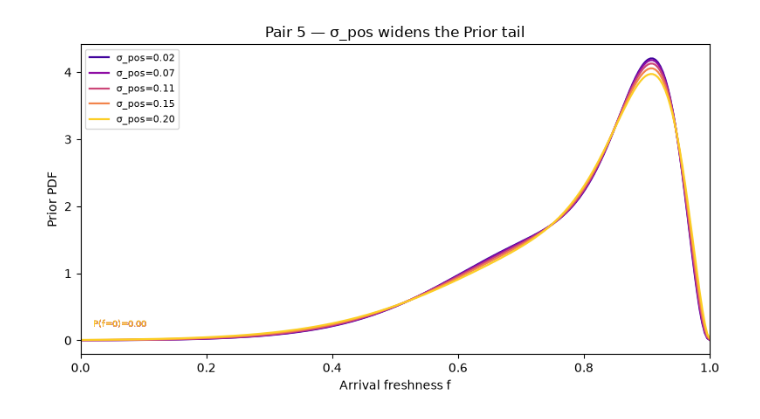
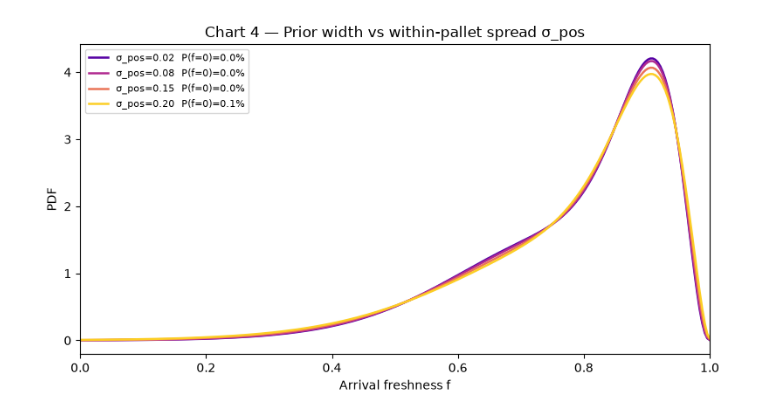
Before and after one commit to OliverEvans96/blueberries-voi, a Jupyter notebook: notebooks/arrival_tuning_charts_sketch.ipynb, the cells around one changed output. Cells and saved outputs as stored; diff of their text form; code cells hidden in the pictures.

```diff
--- a/notebooks/arrival_tuning_charts_sketch.ipynb
+++ b/notebooks/arrival_tuning_charts_sketch.ipynb
@@ -86,17 +87,20 @@ Chart: unconditional **Prior** vs **Duration(d)** conditional arrival-f PDFs (fi
 fig, ax = plt.subplots(figsize=(8, 4.5))
 preview_days = np.arange(2, 8)
 
-f, pdf_prior, p0_prior = marginal_pdf("prior")
-ax.plot(f, pdf_prior, color="black", lw=2.2, label="Prior (unconditional)")
+f, pdf_prior, _ = marginal_pdf("prior")
+ax.plot(f, pdf_prior, color="black", lw=2.2, ls="--", label="Prior (unconditional)")
 
 colors = plt.cm.viridis(np.linspace(0.15, 0.9, len(preview_days)))
+highlight_d = 5
 for d, c in zip(preview_days, colors, strict=True):
     f_d, pdf_d, _ = marginal_pdf(f"duration:{d}")
-    ax.plot(f_d, pdf_d, color=c, lw=1.6, label=f"Duration d={d}d")
+    lw = 2.4 if d == highlight_d else 1.4
+    alpha = 1.0 if d == highlight_d else 0.65
+    ax.plot(f_d, pdf_d, color=c, lw=lw, alpha=alpha, label=f"Duration d={d}d")
 
 ax.set_xlabel("Arrival freshness f")
 ax.set_ylabel("PDF (grid differentiation)")
-ax.set_title("Pair 1 — Prior vs Duration(d) laws")
+ax.set_title("Chart 1 — Prior vs Duration(d)  (highlight: preview d = 5 d)")
 ax.set_xlim(0, 1)
 ax.legend(ncol=2, fontsize=8, loc="upper left")
 fig.tight_layout()
@@ -187,19 +189,16 @@ Slider: `sigma_pos` ∈ [0.02, 0.20]. Chart: Prior arrival-f PDF with P(f=0) ann
 # %%
+sigmas = [0.02, 0.08, 0.15, 0.20]
 fig, ax = plt.subplots(figsize=(8, 4.5))
-sigmas = np.linspace(0.02, 0.20, 5)
-colors = plt.cm.plasma(np.linspace(0.1, 0.9, len(sigmas)))
-
-for sig, c in zip(sigmas, colors, strict=True):
-    f, pdf, p0 = marginal_pdf("prior", overrides={"sigma_pos": float(sig)})
-    ax.plot(f, pdf, color=c, lw=1.6, label=f"σ_pos={sig:.2f}")
-    ax.annotate(f"P(f=0)={p0:.2f}", xy=(0.02, pdf[1] + 0.2), fontsize=7, color=c)
+for sig, c in zip(sigmas, plt.cm.plasma(np.linspace(0.15, 0.9, len(sigmas))), strict=True):
+    f, pdf, p0 = marginal_pdf("prior", overrides={"sigma_pos": sig})
+    ax.plot(f, pdf, color=c, lw=1.8, label=f"σ_pos={sig:.2f}  P(f=0)={p0:.1%}")
 
 ax.set_xlabel("Arrival freshness f")
-ax.set_ylabel("Prior PDF")
-ax.set_title("Pair 5 — σ_pos widens the Prior tail")
+ax.set_ylabel("PDF")
+ax.set_title("Chart 4 — Prior width vs within-pallet spread σ_pos")
 ax.set_xlim(0, 1)
 ax.legend(fontsize=8)
 fig.tight_layout()
 plt.show()
 # %% [output]
-[figure, old version]
+[figure, new version]
```
Also changed, not shown: parts of 21 cells of this notebook, 1 other file.
